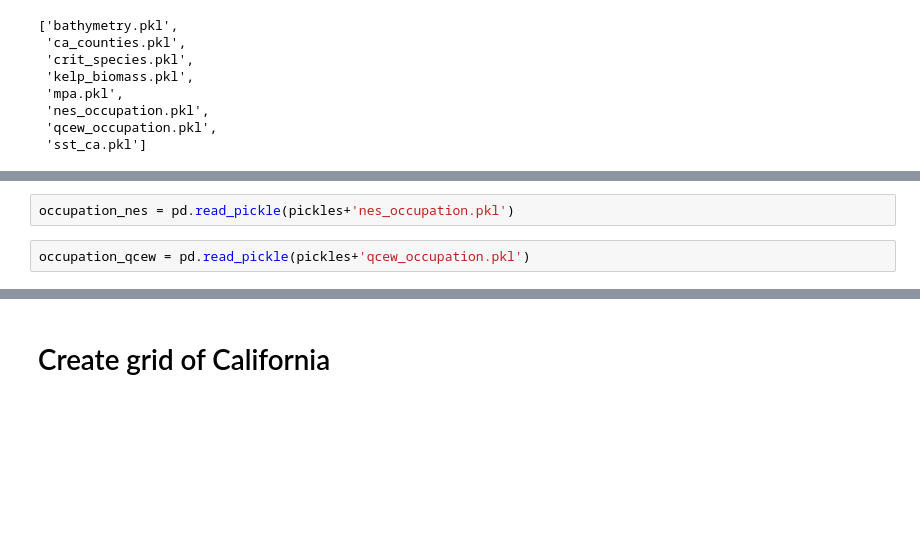
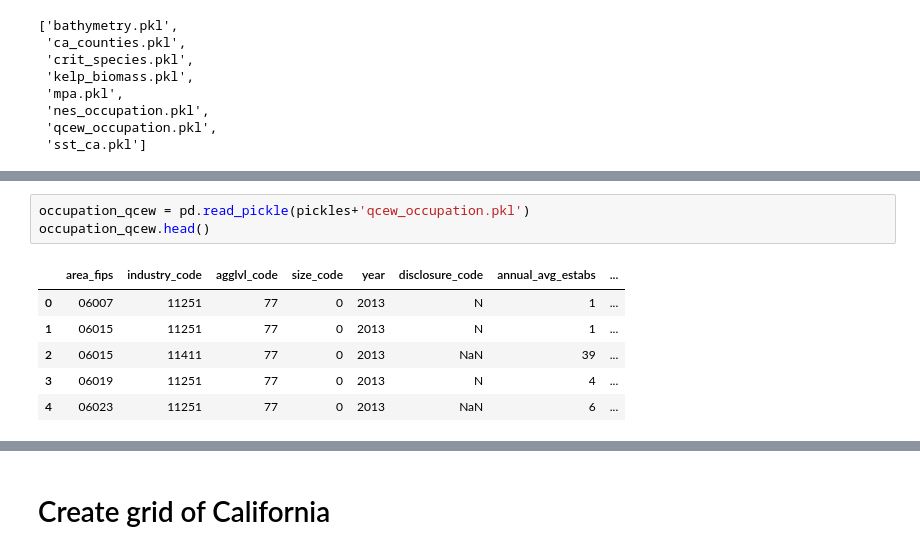
Before and after one commit to UCB-MIDS/Kelp-Capstone, a Jupyter notebook: pipeline/combine_data.ipynb, the cells around one changed output, grey strips where cells are left out. Saved outputs shown, nothing was run; the diff lists cells and outputs as text; blank space fills up the shorter version.

```diff
--- a/pipeline/combine_data.ipynb
+++ b/pipeline/combine_data.ipynb
@@ -36,5 +138,11 @@ protected_areas = pd.read_pickle(pickles+'mpa.pkl')
 # %%
-occupation_nes = pd.read_pickle(pickles+'nes_occupation.pkl')
+occupation_qcew = pd.read_pickle(pickles+'qcew_occupation.pkl')
+occupation_qcew.head()
+# %% [output]
+|  | area_fips | industry_code | agglvl_code | size_code | year | disclosure_code | annual_avg_estabs | ... |
+| 0 | 06007 | 11251 | 77 | 0 | 2013 | N | 1 | ... |
+| 1 | 06015 | 11251 | 77 | 0 | 2013 | N | 1 | ... |
+| 2 | 06015 | 11411 | 77 | 0 | 2013 | NaN | 39 | ... |
+| 3 | 06019 | 11251 | 77 | 0 | 2013 | N | 4 | ... |
+| 4 | 06023 | 11251 | 77 | 0 | 2013 | NaN | 6 | ... |
-# %%
-occupation_qcew = pd.read_pickle(pickles+'qcew_occupation.pkl')
 # %%
```
Also changed, not shown: parts of 14 cells of this notebook.
